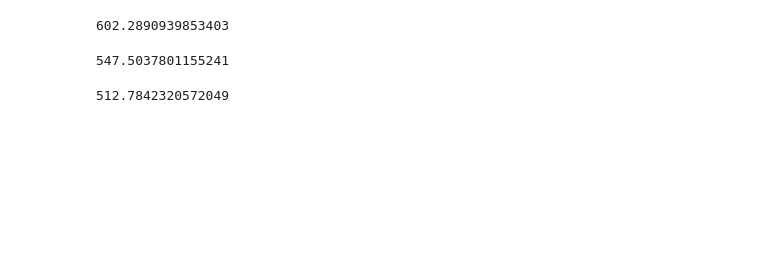
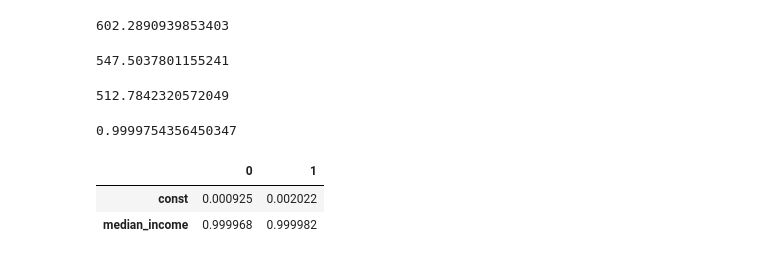
Before and after one commit to nss-data-science-cohort-5/geospatial_api-orange-oscelots, a Jupyter notebook: notebooks/chris_mulvey_GLM.ipynb, the cells around one changed output. Drawn from its saved outputs; the diff is of its cells as text; code cells hidden in the pictures; blank space fills up the shorter version.

```diff
--- a/notebooks/chris_mulvey_GLM.ipynb
+++ b/notebooks/chris_mulvey_GLM.ipynb
@@ -164,3 +164,13 @@ poisson_model.aic
 neg_binom_model.aic
 # %% [output]
 512.7842320572049
+# %%
+np.exp(poisson_model.params['median_income'])
+# %% [output]
+0.9999754356450347
+# %%
+np.exp(poisson_model.conf_int())
+# %% [output]
+|  | 0 | 1 |
+| const | 0.000925 | 0.002022 |
+| median_income | 0.999968 | 0.999982 |
```
Also changed, not shown: parts of 3 cells of this notebook, 2 other files.
